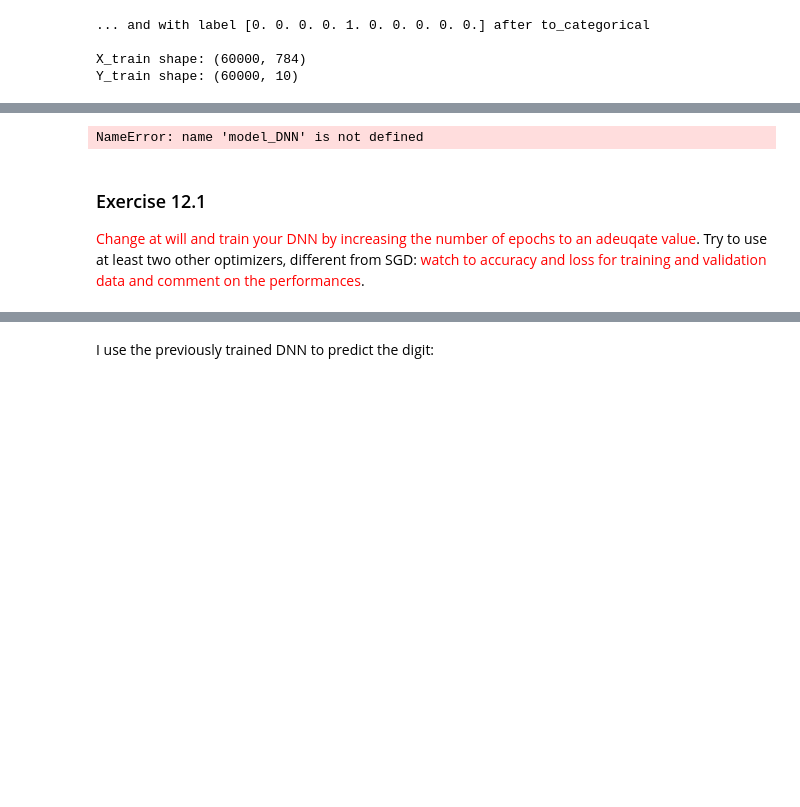
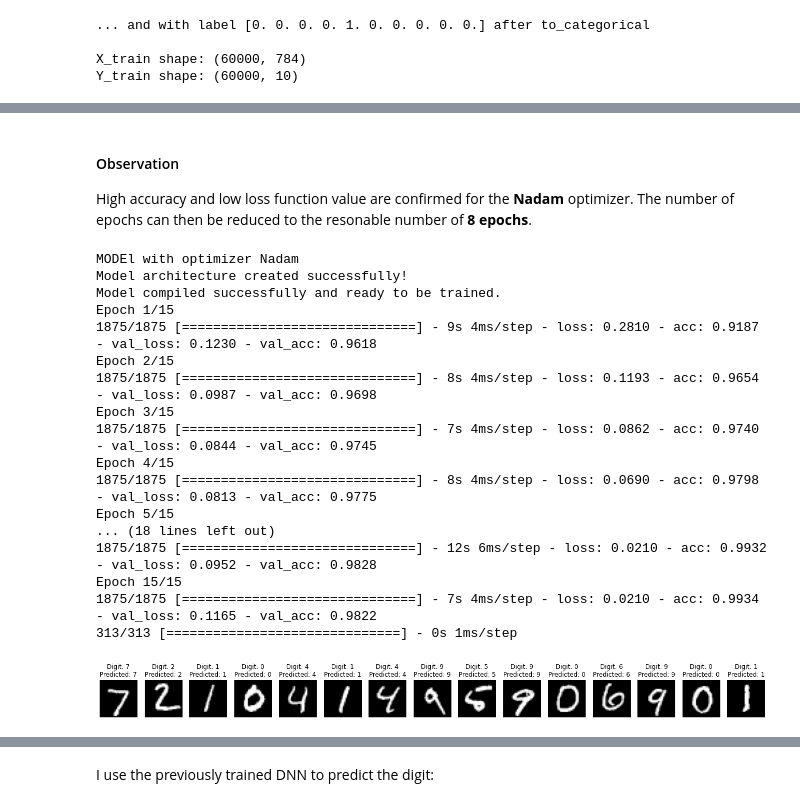
Before and after one commit to eddbell/NSL, a Jupyter notebook: Lezione 12/exercise12.ipynb, the cells around one changed output, grey strips where cells are left out. Drawn from its saved outputs; the diff is of its cells as text; code cells hidden in the pictures; blank space fills up the shorter version.

```diff
--- a/Lezione 12/exercise12.ipynb
+++ b/Lezione 12/exercise12.ipynb
@@ -143,19 +237,49 @@ Dropout, during testing, turns itself off and allows all of the ‘weak classifi
+# %% [markdown]
+#### Observation
+
+
+High accuracy and low loss function value are confirmed for the **Nadam** optimizer.
+The number of epochs can then be reduced to the resonable number of **8 epochs**.
 # %%
-#X_test = X_test.reshape(X_test.shape[0], img_rows*img_cols)
+print("MODEl with optimizer Nadam")
+# create the deep neural net
+epochs = 8
+model_DNN = CaCModel('Nadam')
+
+# train DNN and store training info in history
+history = model_DNN.fit(X_train, Y_train,
+          batch_size=batch_size,
+          epochs=epochs,
+          verbose=1,
+          validation_data=(X_test, Y_test))
+
 predictions = model_DNN.predict(X_test)
 
 X_test = X_test.reshape(X_test.shape[0], img_rows, img_cols,1)
 
-plt.figure(figsize=(15, 15))
-for i in range(10):
-    ax = plt.subplot(2, 10, i + 1)
+plt.figure(figsize=(23, 15))
+for i in range(15):
+    ax = plt.subplot(2, 15, i + 1)
     plt.imshow(X_test[i, :, :, 0], cmap='gray')
-    plt.title("Digit: {}\nPredicted:    {}".format(np.argmax(Y_test[i]), np.argmax(predictions[i])))
+    plt.title("Digit: {}\nPredicted: {}".format(np.argmax(Y_test[i]), np.argmax(predictions[i])))
     plt.axis('off')
 plt.show()
 # %% [output]
-NameError: name 'model_DNN' is not defined
+MODEl with optimizer Nadam
+Model architecture created successfully!
+Model compiled successfully and ready to be trained.
+Epoch 1/15
+1875/1875 [==============================] - 9s 4ms/step - loss: 0.2810 - acc: 0.9187 - val_loss: 0.1230 - val_acc: 0.9618
+Epoch 2/15
+1875/1875 [==============================] - 8s 4ms/step - loss: 0.1193 - acc: 0.9654 - val_loss: 0.0987 - val_acc: 0.9698
+Epoch 3/15
+1875/1875 [==============================] - 7s 4ms/step - loss: 0.0862 - acc: 0.9740 - val_loss: 0.0844 - val_acc: 0.9745
+Epoch 4/15
+1875/1875 [==============================] - 8s 4ms/step - loss: 0.0690 - acc: 0.9798 - val_loss: 0.0813 - val_acc: 0.9775
+Epoch 5/15
+... (18 lines left out)
+1875/1875 [==============================] - 12s 6ms/step - loss: 0.0210 - acc: 0.9932 - val_loss: 0.0952 - val_acc: 0.9828
+Epoch 15/15
+1875/1875 [==============================] - 7s 4ms/step - loss: 0.0210 - acc: 0.9934 - val_loss: 0.1165 - val_acc: 0.9822
+313/313 [==============================] - 0s 1ms/step
+[figure, added]
-# %% [markdown]
-### Exercise 12.1
-
-<span style="color:red">Change at will and train your DNN by increasing the number of epochs to an adeuqate value</span>. Try to use at least two other optimizers, different from SGD: <span style="color:red">watch to accuracy and loss for training and validation data and comment on the performances</span>.
```
Also changed, not shown: parts of 51 cells of this notebook, 22 other files.
